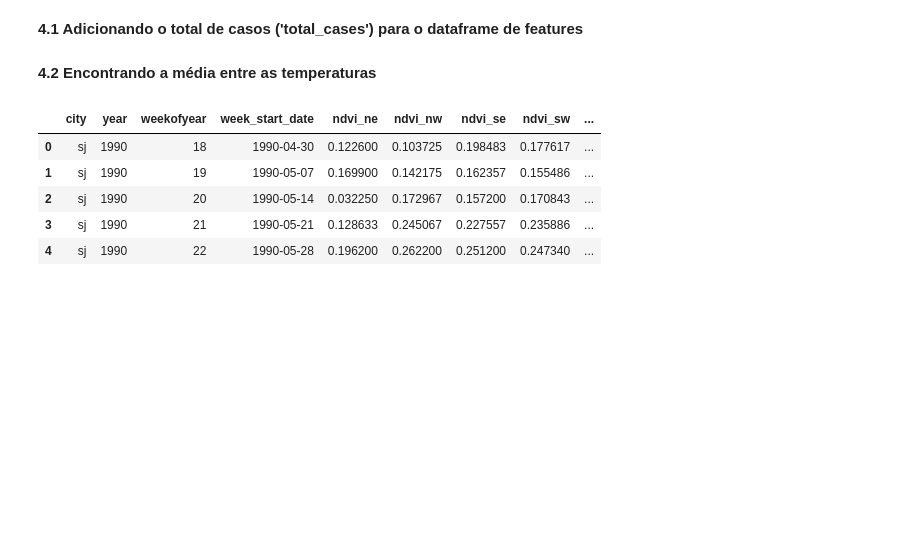
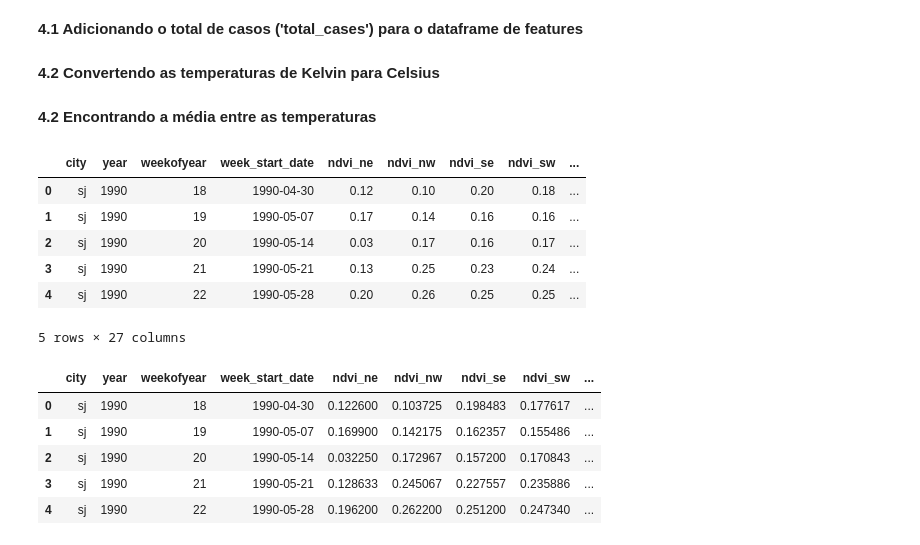
Before and after one commit to pedrohbp00/DengAI, a Jupyter notebook: dengAI.ipynb, the cells around one changed output. Drawn from its saved outputs; the diff is of its cells as text; code cells hidden in the pictures; blank space fills up the shorter version.

```diff
--- a/dengAI.ipynb
+++ b/dengAI.ipynb
@@ -153,3 +153,5 @@ dtype: int64
 **4.1 Adicionando o total de casos ('total_cases') para o dataframe de features**
 # %%
 df_features_train['total_cases'] = df_labels_train['total_cases']
+# %% [markdown]
+**4.2 Convertendo as temperaturas de Kelvin para Celsius**
@@ -156,3 +165,17 @@ df_features_train['total_cases'] = df_labels_train['total_cases']
 # %% [markdown]
 **4.2 Encontrando a média entre as temperaturas**
+# %%
+# station_min_temp_c e station_max_temp_c = media_station_temp_c
+
+# Combinando as features através da média
+df_features_train['media_station_temp_c'] = (df_features_train['station_max_temp_c'] + df_features_train['station_min_temp_c']) / 2
+df_features_train.head()
+# %% [output]
+|  | city | year | weekofyear | week_start_date | ndvi_ne | ndvi_nw | ndvi_se | ndvi_sw | ... |
+| 0 | sj | 1990 | 18 | 1990-04-30 | 0.12 | 0.10 | 0.20 | 0.18 | ... |
+| 1 | sj | 1990 | 19 | 1990-05-07 | 0.17 | 0.14 | 0.16 | 0.16 | ... |
+| 2 | sj | 1990 | 20 | 1990-05-14 | 0.03 | 0.17 | 0.16 | 0.17 | ... |
+| 3 | sj | 1990 | 21 | 1990-05-21 | 0.13 | 0.25 | 0.23 | 0.24 | ... |
+| 4 | sj | 1990 | 22 | 1990-05-28 | 0.20 | 0.26 | 0.25 | 0.25 | ... |
+5 rows × 27 columns
 # %%
```
Also changed, not shown: parts of 30 cells of this notebook.
